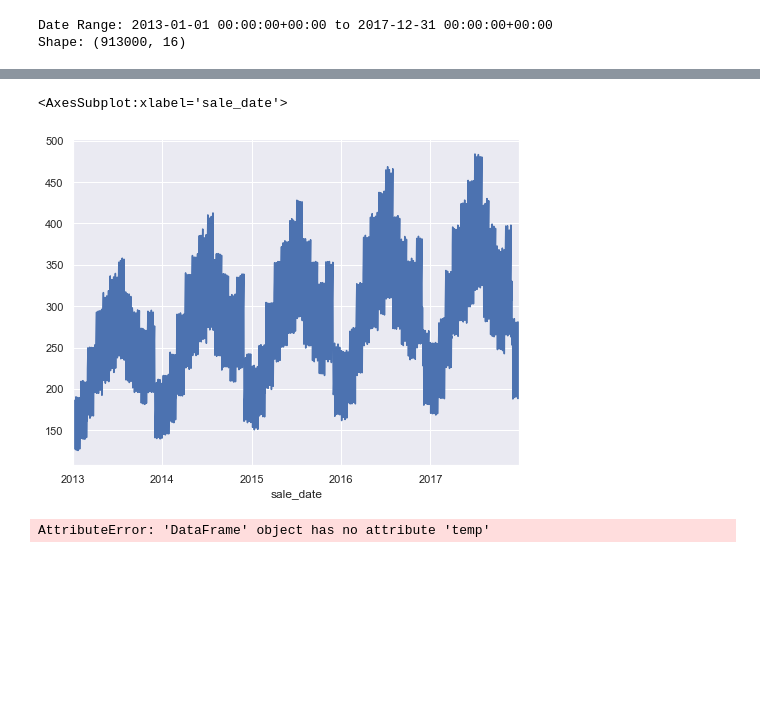
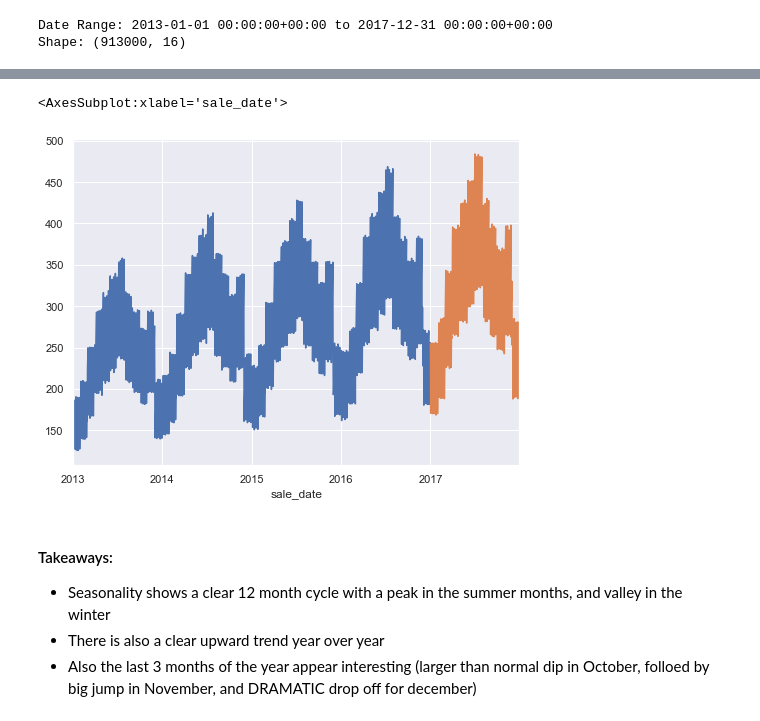
Before and after one commit to Tyler-Applegate/time-series-exercises, a Jupyter notebook: explore.ipynb, the cells around one changed output, grey strips where cells are left out. Saved outputs shown, nothing was run; the diff lists cells and outputs as text; code cells hidden in the pictures; blank space fills up the shorter version.

```diff
--- a/explore.ipynb
+++ b/explore.ipynb
@@ -44,16 +44,17 @@ df.head()
 | 2013-01-01 00:00:00+00:00 | 27 | 832657 | 12018 Perrin Beitel Rd | San Antonio | 7 | TX | 78217 | Mama Marys | ... |
 | 2013-01-01 00:00:00+00:00 | 54 | 213643 | 15000 San Pedro Ave | San Antonio | 8 | TX | 78232 | Mueller | ... |
 | 2013-01-01 00:00:00+00:00 | 35 | 215469 | 735 SW Military Dr | San Antonio | 9 | TX | 78221 | Mueller | ... |
+# %%
+train = df.loc[:'2016'] # includes 2016
+test = df.loc['2017']
 # %%
-df.resample('D').sales_total.mean().plot()
+train.resample('D').sales_total.mean().plot()
+test.resample('D').sales_total.mean().plot()
 # %% [output]
 <AxesSubplot:xlabel='sale_date'>
-[figure, old version]
+[figure, new version]
-# %%
-train = df[:'2016'] # includes 2016
-test = df['2017']
-
-plt.plot(train.index, train.temp)
-plt.plot(test.index, test.temp)
-# %% [output]
-AttributeError: 'DataFrame' object has no attribute 'temp'
+# %% [markdown]
+#### Takeaways:
+- Seasonality shows a clear 12 month cycle with a peak in the summer months, and valley in the winter
+- There is also a clear upward trend year over year
+- Also the last 3 months of the year appear interesting (larger than normal dip in October, folloed by big jump in November, and DRAMATIC drop off for december)
```
Also changed, not shown: parts of 4 cells of this notebook, 4 other files.
